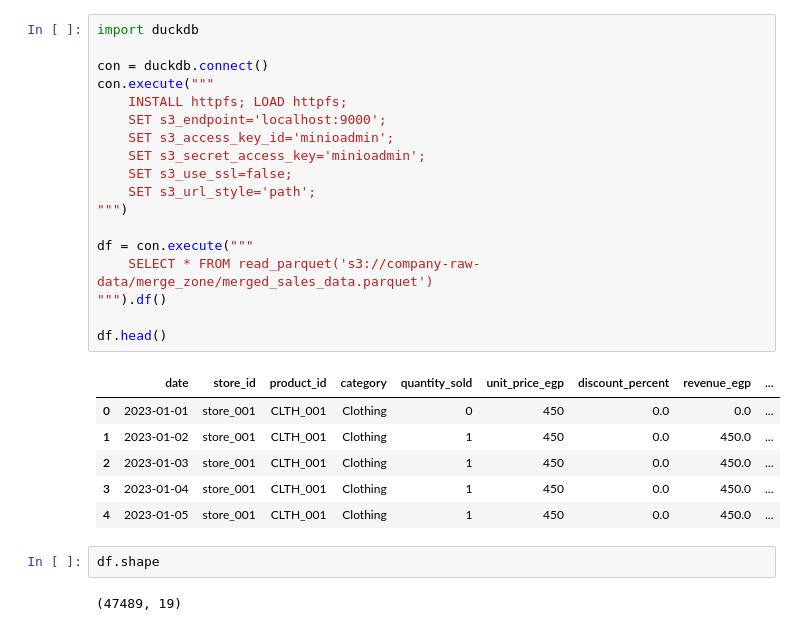
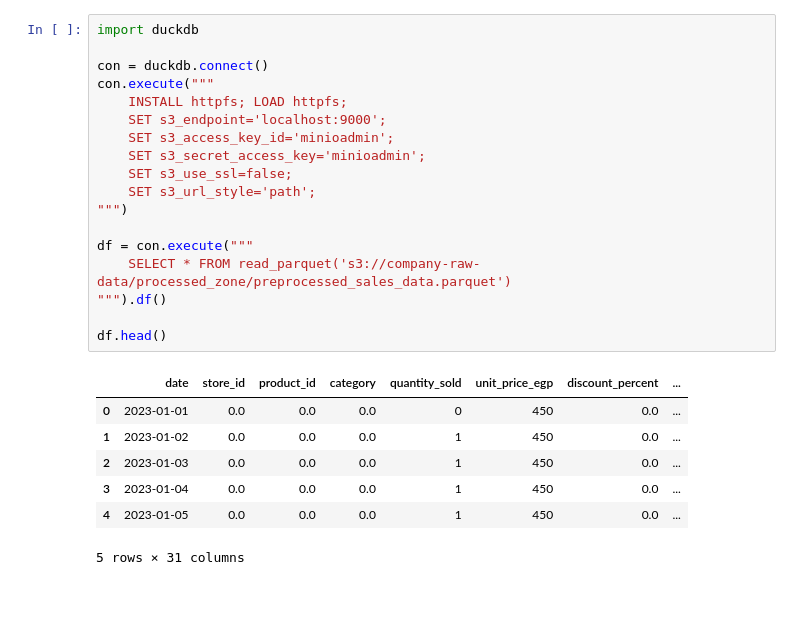
Before and after one commit to abdelwahab798/Sales-Forecasting, a Jupyter notebook: eda.ipynb, the cells around one changed output. Drawn from its saved outputs; the diff is of its cells as text; blank space fills up the shorter version.

```diff
--- a/eda.ipynb
+++ b/eda.ipynb
@@ -1,30 +1,27 @@
 # %%
 import duckdb
 
 con = duckdb.connect()
 con.execute("""
     INSTALL httpfs; LOAD httpfs;
     SET s3_endpoint='localhost:9000';
     SET s3_access_key_id='minioadmin';
     SET s3_secret_access_key='minioadmin';
     SET s3_use_ssl=false;
     SET s3_url_style='path';
 """)
 
 df = con.execute("""
-    SELECT * FROM read_parquet('s3://company-raw-data/merge_zone/merged_sales_data.parquet')
+    SELECT * FROM read_parquet('s3://company-raw-data/processed_zone/preprocessed_sales_data.parquet')
 """).df()
 
 df.head()
 # %% [output]
-|  | date | store_id | product_id | category | quantity_sold | unit_price_egp | discount_percent | revenue_egp | ... |
-| 0 | 2023-01-01 | store_001 | CLTH_001 | Clothing | 0 | 450 | 0.0 | 0.0 | ... |
-| 1 | 2023-01-02 | store_001 | CLTH_001 | Clothing | 1 | 450 | 0.0 | 450.0 | ... |
-| 2 | 2023-01-03 | store_001 | CLTH_001 | Clothing | 1 | 450 | 0.0 | 450.0 | ... |
-| 3 | 2023-01-04 | store_001 | CLTH_001 | Clothing | 1 | 450 | 0.0 | 450.0 | ... |
-| 4 | 2023-01-05 | store_001 | CLTH_001 | Clothing | 1 | 450 | 0.0 | 450.0 | ... |
+|  | date | store_id | product_id | category | quantity_sold | unit_price_egp | discount_percent | ... |
+| 0 | 2023-01-01 | 0.0 | 0.0 | 0.0 | 0 | 450 | 0.0 | ... |
+| 1 | 2023-01-02 | 0.0 | 0.0 | 0.0 | 1 | 450 | 0.0 | ... |
+| 2 | 2023-01-03 | 0.0 | 0.0 | 0.0 | 1 | 450 | 0.0 | ... |
+| 3 | 2023-01-04 | 0.0 | 0.0 | 0.0 | 1 | 450 | 0.0 | ... |
+| 4 | 2023-01-05 | 0.0 | 0.0 | 0.0 | 1 | 450 | 0.0 | ... |
+5 rows × 31 columns
-# %%
-df.shape
-# %% [output]
-(47489, 19)
 # %%
```
Also changed, not shown: parts of 5 cells of this notebook, 4 other files.
